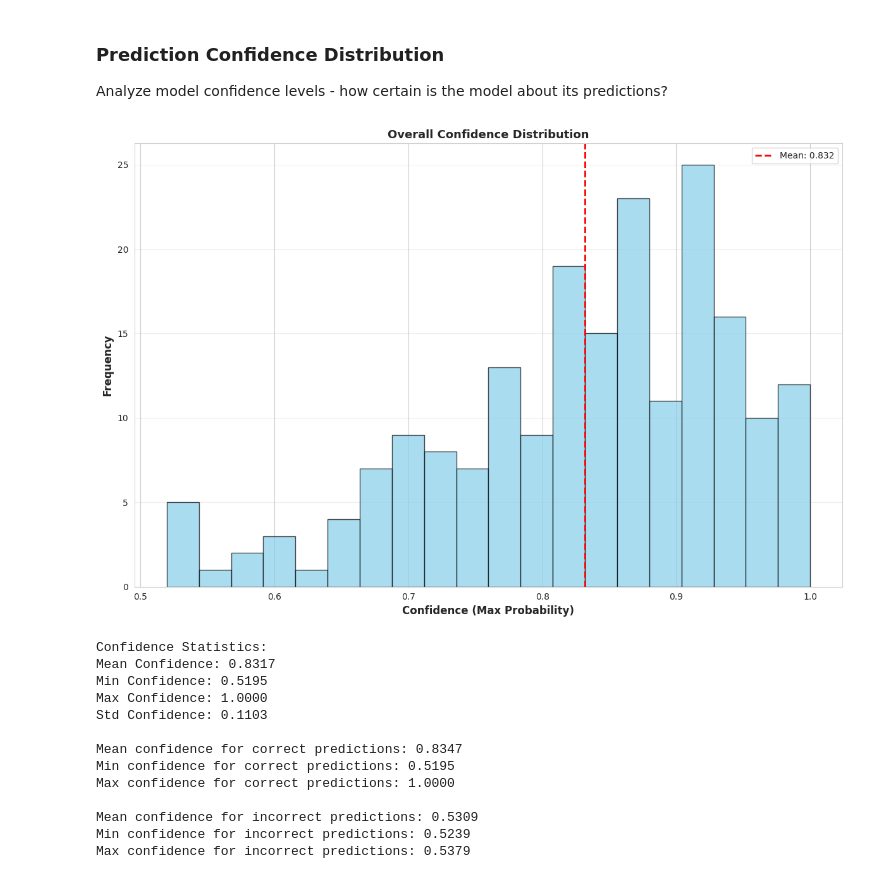
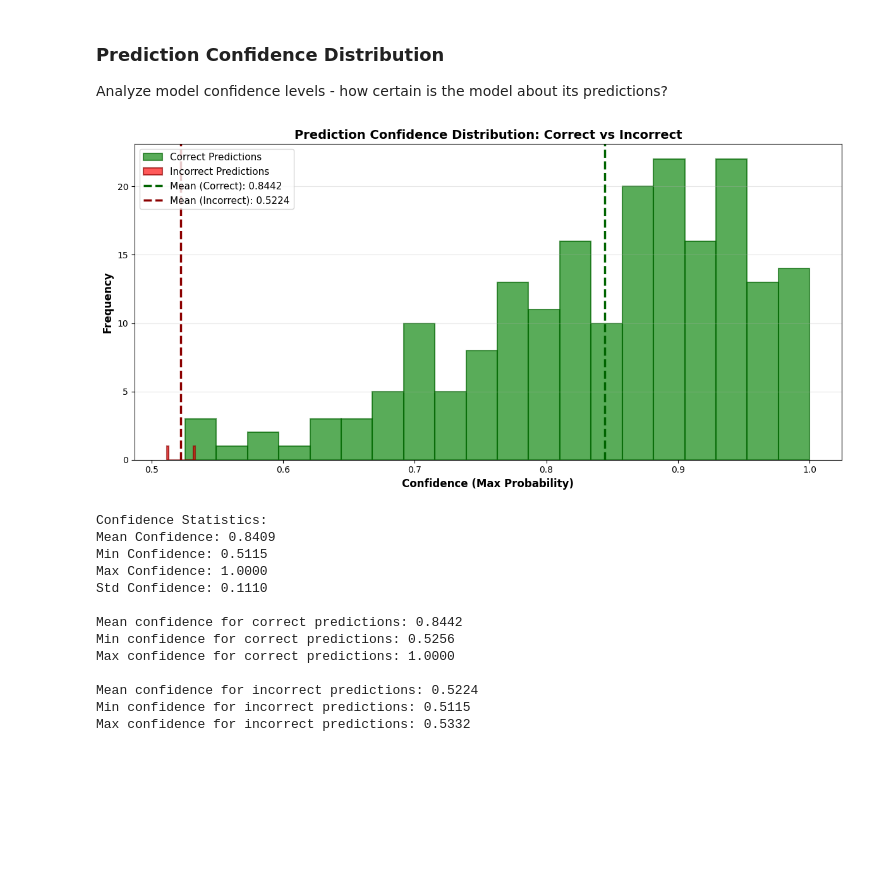
Before and after one commit to CavaWasTaken/AdvancedMLforImageProcessing, a Jupyter notebook: Lab2/lab2.ipynb, the cells around one changed output. Saved outputs shown, nothing was run; the diff lists cells and outputs as text; code cells hidden in the pictures; blank space fills up the shorter version.

```diff
--- a/Lab2/lab2.ipynb
+++ b/Lab2/lab2.ipynb
@@ -27,9 +27,9 @@ from torch.utils.data import Dataset, DataLoader
 import numpy as np
 # %%
 # read npy files and print
-X_train = np.load(dataset_path + '/train_classes.npy')
-y_train = np.load(dataset_path + '/train_points.npy')
-X_test = np.load(dataset_path + '/test_classes.npy')
-y_test = np.load(dataset_path + '/test_points.npy')
+X_train = np.load(dataset_path + '/train_points.npy')
+y_train = np.load(dataset_path + '/train_classes.npy')
+X_test = np.load(dataset_path + '/test_points.npy')
+y_test = np.load(dataset_path + '/test_classes.npy')
 print(X_train.shape, y_train.shape, X_test.shape, y_test.shape)
 # %% [output]
@@ -38,9 +55,9 @@ print(X_train.shape, y_train.shape, X_test.shape, y_test.shape)
 **[TODO]** Prepare a torch Dataset
 # %%
 class PointCloudDataset(torch.utils.data.Dataset):
-    def __init__(self, points_file, classes_file):
-        self.points = np.load(points_file)
-        self.classes = np.load(classes_file)
+    def __init__(self, points, classes):
+        self.points = points
+        self.classes = classes
 
     def __len__(self):
         return len(self.points)
@@ -54,8 +71,8 @@ class PointCloudDataset(torch.utils.data.Dataset):
 
 **[TODO]** Create a torch dataloader instance for training and one for testing
 # %%
-train_dataset = PointCloudDataset(points_file=dataset_path + '/train_points.npy', classes_file=dataset_path + '/train_classes.npy')
-test_dataset = PointCloudDataset(points_file=dataset_path + '/test_points.npy', classes_file=dataset_path + '/test_classes.npy')
+train_dataset = PointCloudDataset(points=X_train, classes=y_train)
+test_dataset = PointCloudDataset(points=X_test, classes=y_test)
 
 train_loader = DataLoader(train_dataset, batch_size=32, shuffle=True)
 test_loader = DataLoader(test_dataset, batch_size=32, shuffle=False)
@@ -272,6 +319,6 @@ Test dataset size: 200 samples
 # %%
 # load the model for evaluation
-gcn_model.load_state_dict(torch.load(dataset_path + '/pointcloud_gnn.pth'))
+gcn_model.load_state_dict(torch.load(dataset_path + '/pointcloud_gnn_continued.pth'))
 
 with torch.no_grad():  # disable gradient computation for evaluation
     gcn_model.eval()
@@ -427,54 +474,63 @@ Analyze model confidence levels - how certain is the model about its predictions
 # Extract max probability (confidence) for each prediction
 max_probs = np.max(all_probs, axis=1)
 correct_mask = (all_predictions == all_labels)
-
-# Overall confidence distribution
-plt.hist(max_probs, bins=20, alpha=0.7, color='skyblue', edgecolor='black')
-plt.axvline(np.mean(max_probs), color='red', linestyle='--', linewidth=2, label=f'Mean: {np.mean(max_probs):.3f}')
-plt.xlabel('Confidence (Max Probability)', fontsize=12, fontweight='bold')
-plt.ylabel('Frequency', fontsize=12, fontweight='bold')
-plt.title('Overall Confidence Distribution', fontsize=13, fontweight='bold')
-plt.legend()
-plt.grid(True, alpha=0.3, axis='y')
 
 # min, mean, max confidence for correct predictions
 correct_probs = max_probs[correct_mask]
 mean_correct_confidence = np.mean(correct_probs)
 min_correct_confidence = np.min(correct_probs)
 max_correct_confidence = np.max(correct_probs)
 # min, mean, max confidence for incorrect predictions
 incorrect_probs = max_probs[~correct_mask]
 mean_incorrect_confidence = np.mean(incorrect_probs) if len(incorrect_probs) > 0 else 0
 min_incorrect_confidence = np.min(incorrect_probs) if len(incorrect_probs) > 0 else 0
 max_incorrect_confidence = np.max(incorrect_probs) if len(incorrect_probs) > 0 else 0
+
+# Confidence distribution separated by correctness
+fig, ax = plt.subplots(figsize=(12, 6))
+
+# Plot histograms for correct and incorrect predictions
+ax.hist(correct_probs, bins=20, alpha=0.65, color='green', edgecolor='darkgreen', label='Correct Predictions', linewidth=1.5)
+ax.hist(incorrect_probs, bins=15, alpha=0.65, color='red', edgecolor='darkred', label='Incorrect Predictions', linewidth=1.5)
+
+# Add vertical lines for means
+ax.axvline(mean_correct_confidence, color='darkgreen', linestyle='--', linewidth=2.5, label=f'Mean (Correct): {mean_correct_confidence:.4f}')
+if len(incorrect_probs) > 0:
+    ax.axvline(mean_incorrect_confidence, color='darkred', linestyle='--', linewidth=2.5, label=f'Mean (Incorrect): {mean_incorrect_confidence:.4f}')
+
+ax.set_xlabel('Confidence (Max Probability)', fontsize=12, fontweight='bold')
+ax.set_ylabel('Frequency', fontsize=12, fontweight='bold')
+ax.set_title('Prediction Confidence Distribution: Correct vs Incorrect', fontsize=14, fontweight='bold')
+ax.legend(fontsize=11, loc='upper left')
+ax.grid(True, alpha=0.3, axis='y')
 
 plt.tight_layout()
 plt.show()
 
 print(f"\nConfidence Statistics:")
 print(f"Mean Confidence: {np.mean(max_probs):.4f}")
 print(f"Min Confidence: {np.min(max_probs):.4f}")
 print(f"Max Confidence: {np.max(max_probs):.4f}")
 print(f"Std Confidence: {np.std(max_probs):.4f}")
 if len(incorrect_probs) > 0:
     print(f"\nMean confidence for correct predictions: {mean_correct_confidence:.4f}")
     print(f"Min confidence for correct predictions: {min_correct_confidence:.4f}")
     print(f"Max confidence for correct predictions: {max_correct_confidence:.4f}")
     print(f"\nMean confidence for incorrect predictions: {mean_incorrect_confidence:.4f}")
     print(f"Min confidence for incorrect predictions: {min_incorrect_confidence:.4f}")
     print(f"Max confidence for incorrect predictions: {max_incorrect_confidence:.4f}")
 # %% [output]
-[figure, old version]
+[figure, new version]
 Confidence Statistics:
-Mean Confidence: 0.8317
-Min Confidence: 0.5195
+Mean Confidence: 0.8409
+Min Confidence: 0.5115
 Max Confidence: 1.0000
-Std Confidence: 0.1103
+Std Confidence: 0.1110
 
-Mean confidence for correct predictions: 0.8347
-Min confidence for correct predictions: 0.5195
+Mean confidence for correct predictions: 0.8442
+Min confidence for correct predictions: 0.5256
 Max confidence for correct predictions: 1.0000
 
-Mean confidence for incorrect predictions: 0.5309
-Min confidence for incorrect predictions: 0.5239
-Max confidence for incorrect predictions: 0.5379
+Mean confidence for incorrect predictions: 0.5224
+Min confidence for incorrect predictions: 0.5115
+Max confidence for incorrect predictions: 0.5332
```
Also changed, not shown: parts of 5 cells of this notebook, 2 other files.
